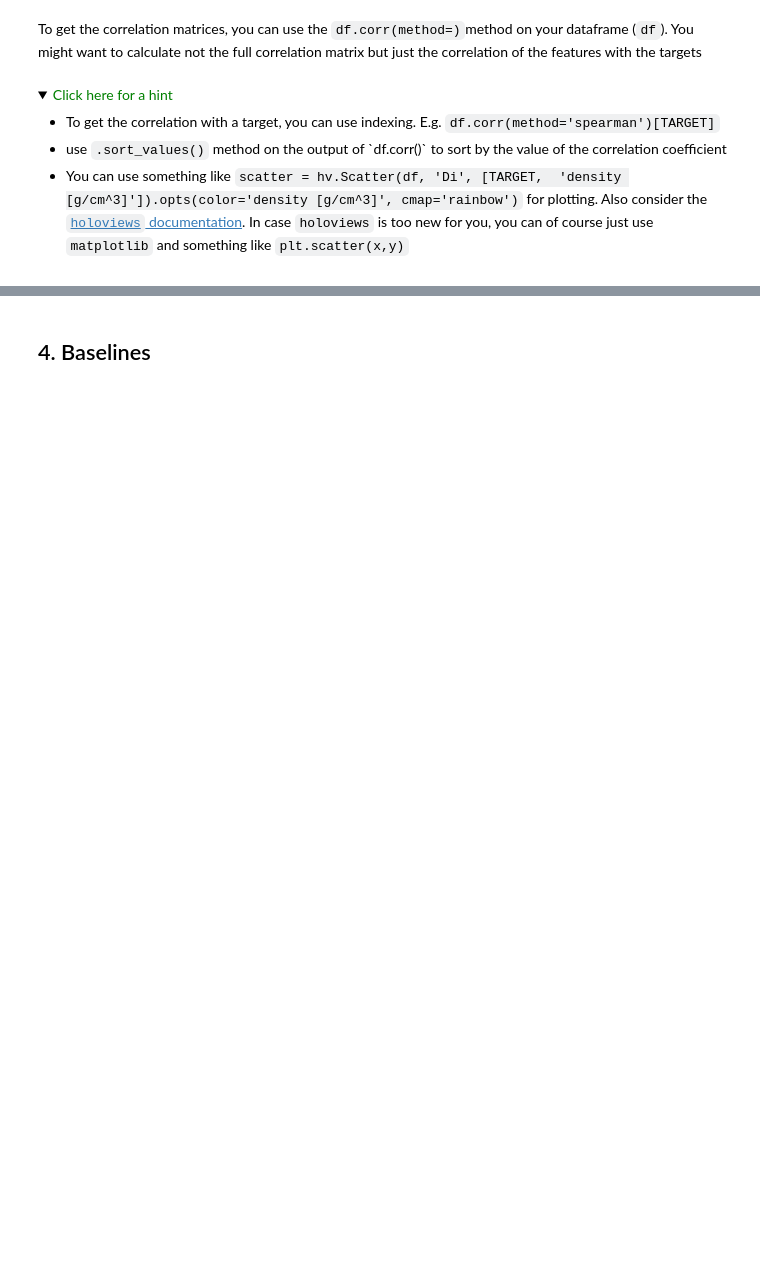
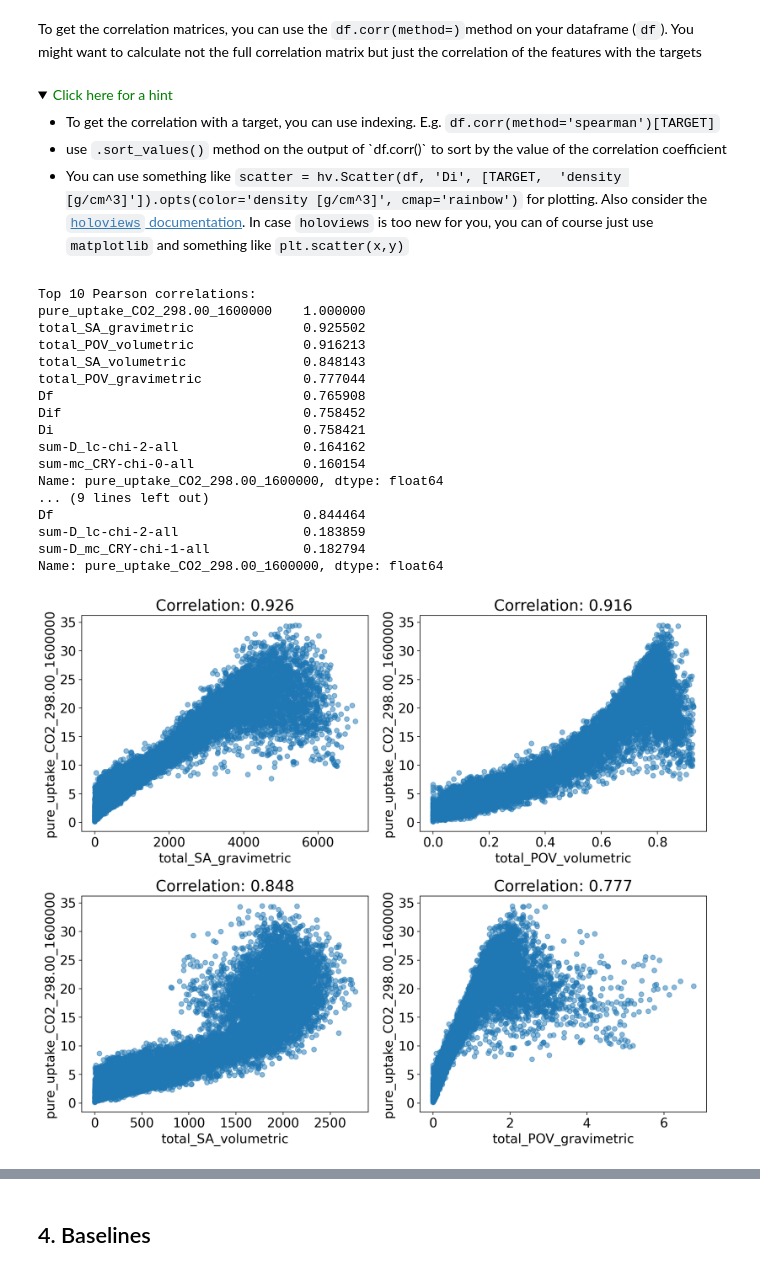
Before and after one commit to clarice-m04/modellinglab, a Jupyter notebook: group#_block3_project.ipynb, the cells around one changed output, grey strips where cells are left out. Saved outputs shown, nothing was run; the diff lists cells and outputs as text; code cells hidden in the pictures; folded sections open; blank space fills up the shorter version.

```diff
--- a/group#_block3_project.ipynb
+++ b/group#_block3_project.ipynb
@@ -68,7 +68,7 @@ import matplotlib.pyplot as plt
 from pymatviz.histogram import histogram
 
 RANDOM_SEED = 4242424242
-DATA_DIR = 'data'
+DATA_DIR = './'
 DATA_FILE = os.path.join(DATA_DIR, 'data.csv')
 
 np.random.seed(RANDOM_SEED)
@@ -545,4 +566,4 @@ For stratification to work, we to define what makes a "good" or a "bad" material
 </details>
 # %%
 THRESHOLD = 15 # in units of mmol CO2/g
-df[TARGET_BINARY] = # add your code
+df[TARGET_BINARY] = (df[TARGET] >= THRESHOLD).astype(int)
@@ -565,8 +606,8 @@ Now, we can perform the actual split into training and test set.
 # %%
 df_train_stratified, df_test_stratified = train_test_split(
     df,
-    train_size=XX,
-    test_size=XY,
+    train_size=0.8,
+    test_size=0.2,
     random_state=RANDOM_SEED,
     stratify=df[TARGET_BINARY],
 )
@@ -597,0 +646,42 @@ To get the correlation matrices, you can use the `df.corr(method=)`method on you
+# %%
+# Calculate Pearson correlation
+pearson_corr = df_train_stratified[FEATURES + [TARGET]].corr(method='pearson')[TARGET].sort_values(ascending=False)
+print("Top 10 Pearson correlations:")
+print(pearson_corr.head(10))
+
+# Calculate Spearman correlation
+spearman_corr = df_train_stratified[FEATURES + [TARGET]].corr(method='spearman')[TARGET].sort_values(ascending=False)
+print("\nTop 10 Spearman correlations:")
+print(spearman_corr.head(10))
+
+# Plot some features against target
+fig, axes = plt.subplots(2, 2, figsize=(12, 10))
+top_features = pearson_corr.index[1:5]  # Skip the target itself
+
+for idx, feature in enumerate(top_features):
+    ax = axes[idx // 2, idx % 2]
+    ax.scatter(df_train_stratified[feature], df_train_stratified[TARGET], alpha=0.5)
+    ax.set_xlabel(feature)
+    ax.set_ylabel(TARGET)
+    ax.set_title(f'Correlation: {pearson_corr[feature]:.3f}')
+plt.tight_layout()
+plt.show()
+# %% [output]
+Top 10 Pearson correlations:
+pure_uptake_CO2_298.00_1600000    1.000000
+total_SA_gravimetric              0.925502
+total_POV_volumetric              0.916213
+total_SA_volumetric               0.848143
+total_POV_gravimetric             0.777044
+Df                                0.765908
+Dif                               0.758452
+Di                                0.758421
+sum-D_lc-chi-2-all                0.164162
+sum-mc_CRY-chi-0-all              0.160154
+Name: pure_uptake_CO2_298.00_1600000, dtype: float64
+... (9 lines left out)
+Df                                0.844464
+sum-D_lc-chi-2-all                0.183859
+sum-D_mc_CRY-chi-1-all            0.182794
+Name: pure_uptake_CO2_298.00_1600000, dtype: float64
+[figure, added]
```
Also changed, not shown: parts of 23 cells of this notebook, 1 other file.
